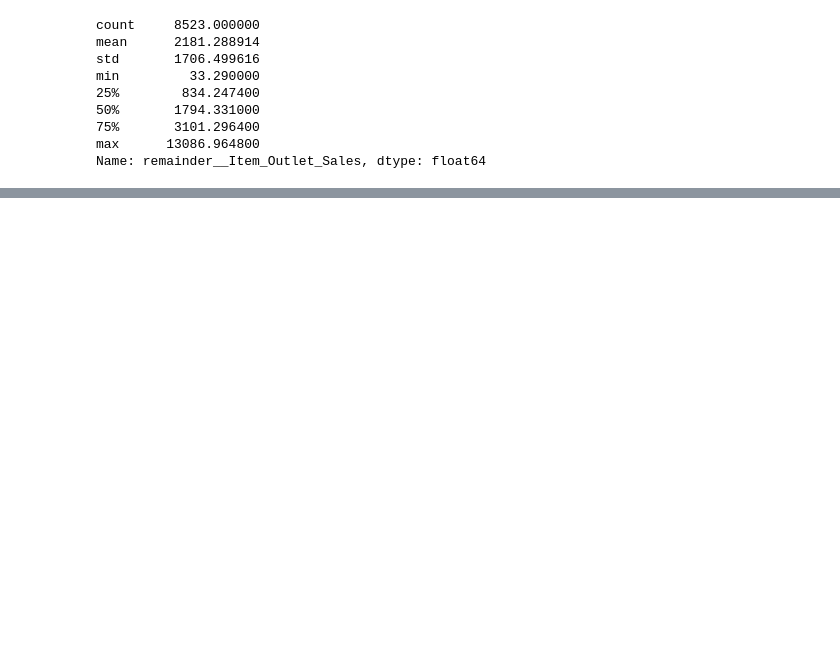
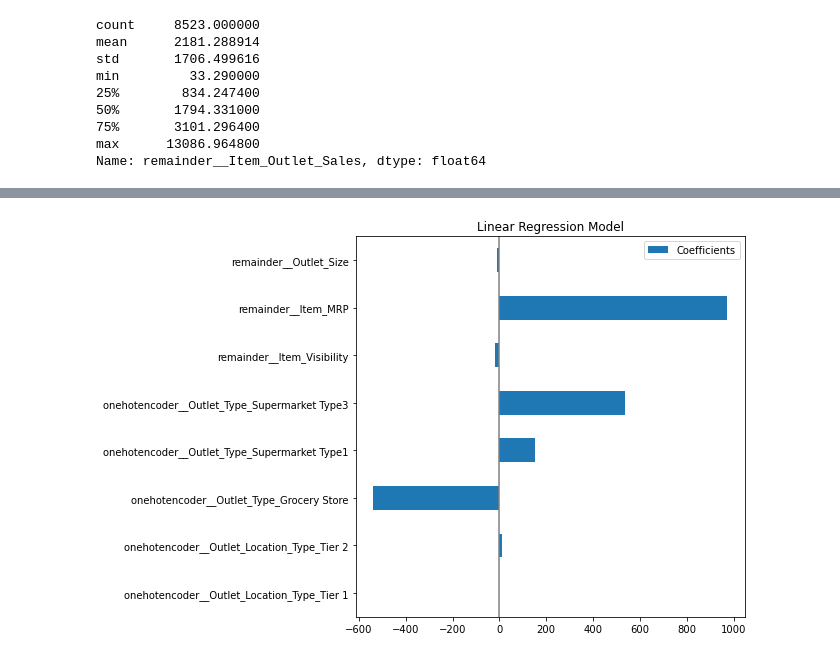
Before and after one commit to yaninaiberra/PiDataChallenge, a Jupyter notebook: notebooks/003_YI_BigMart_DATA_MODELING.ipynb, the cells around one changed output, grey strips where cells are left out. Drawn from its saved outputs; the diff is of its cells as text; code cells hidden in the pictures; blank space fills up the shorter version.

```diff
--- a/notebooks/003_YI_BigMart_DATA_MODELING.ipynb
+++ b/notebooks/003_YI_BigMart_DATA_MODELING.ipynb
@@ -122,0 +283,5 @@ plt.scatter(y_val, y_pred)
+# %%
+coefs = pd.DataFrame(
+   linear_regression.coef_,
+   columns=['Coefficients'], index=X.columns
+)
@@ -122,0 +300,7 @@ plt.scatter(y_val, y_pred)
+# %%
+coefs.plot(kind='barh', figsize=(9, 7))
+plt.title('Linear Regression Model')
+plt.axvline(x=0, color='.5')
+plt.subplots_adjust(left=.3)
+# %% [output]
+[figure, added]
```
Also changed, not shown: parts of 54 cells of this notebook, 3 other files.
